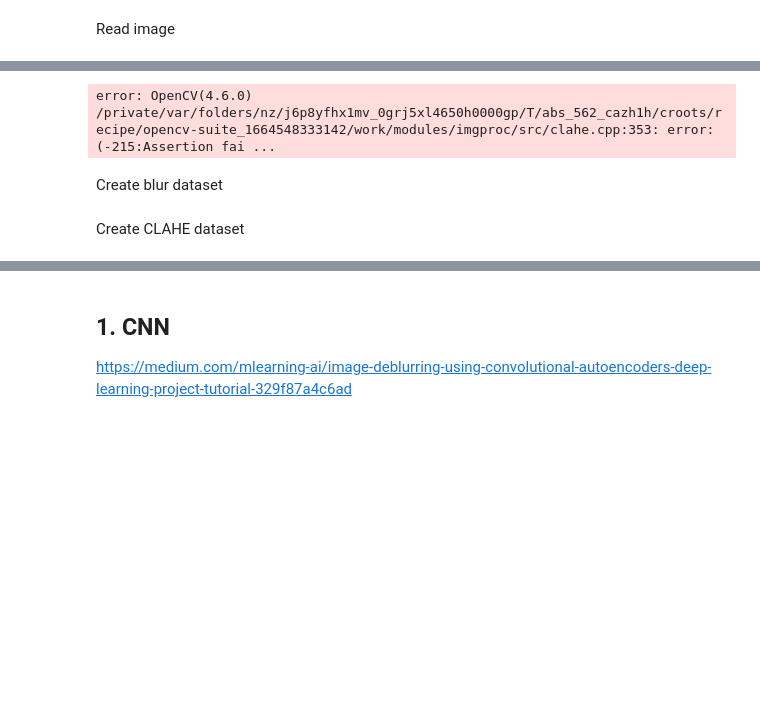
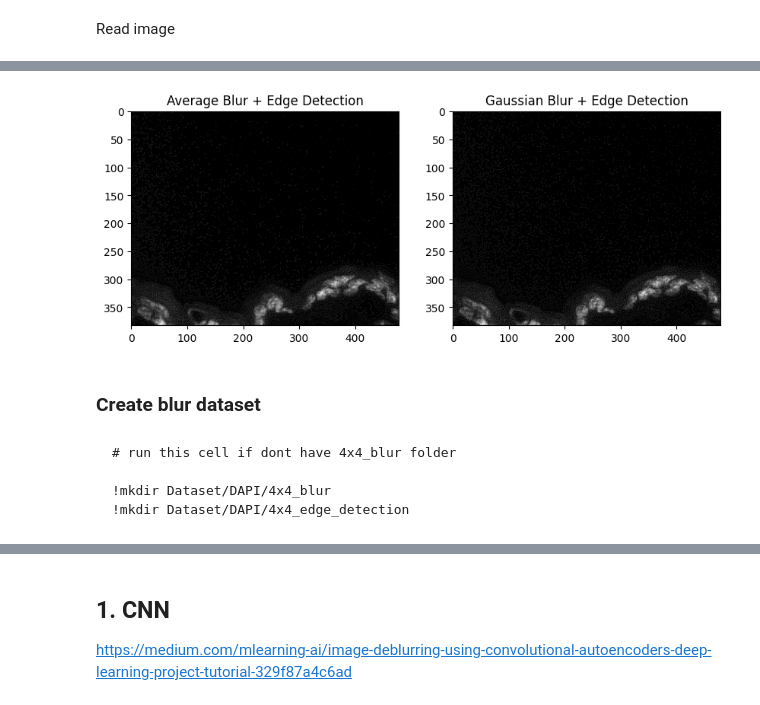
Before and after one commit to cusniwtt/automatic-cell-counting-in-immunofluorescence-tissue, a Jupyter notebook: deblur.ipynb, the cells around one changed output, grey strips where cells are left out. Saved outputs shown, nothing was run; the diff lists cells and outputs as text; code cells hidden in the pictures; blank space fills up the shorter version.

````diff
--- a/deblur.ipynb
+++ b/deblur.ipynb
@@ -58,15 +65,16 @@ plt.show()
 # %%
-clahe = cv2.createCLAHE(clipLimit=8.0, tileGridSize=(8,8)).apply(img)
+avg_sharp = sharpening(avg_blur, 1)
+gss_sharp = sharpening(gss_blur, 1)
 
-fig = plt.figure(10, (10,10))
+fig = plt.figure(10, (10,20))
 ax = fig.add_subplot(1, 2, 1)
-ax.imshow(img, cmap='gray')
-ax.set_title('Original')
+ax.imshow(avg_sharp, cmap='gray')
+ax.set_title('Average Blur + Edge Detection')
 ax = fig.add_subplot(1, 2, 2)
-ax.imshow(clahe, cmap='gray')
-ax.set_title('CLAHE')
+ax.imshow(gss_sharp, cmap='gray')
+ax.set_title('Gaussian Blur + Edge Detection')
 plt.show()
 # %% [output]
-error: OpenCV(4.6.0) /private/var/folders/nz/j6p8yfhx1mv_0grj5xl4650h0000gp/T/abs_562_cazh1h/croots/recipe/opencv-suite_1664548333142/work/modules/imgproc/src/clahe.cpp:353: error: (-215:Assertion fai ...
+[figure, added]
 # %% [markdown]
-Create blur dataset
+### Create blur dataset
@@ -85,2 +80,0 @@ for path in tqdm(origin_paths):
-# %% [markdown]
-Create CLAHE dataset
@@ -95,0 +81,7 @@ for path in tqdm(origin_paths):
+# %% [markdown]
+```
+# run this cell if dont have 4x4_blur folder
+
+!mkdir Dataset/DAPI/4x4_blur
+!mkdir Dataset/DAPI/4x4_edge_detection
+```
````
Also changed, not shown: parts of 24 cells of this notebook, 1 other file.
